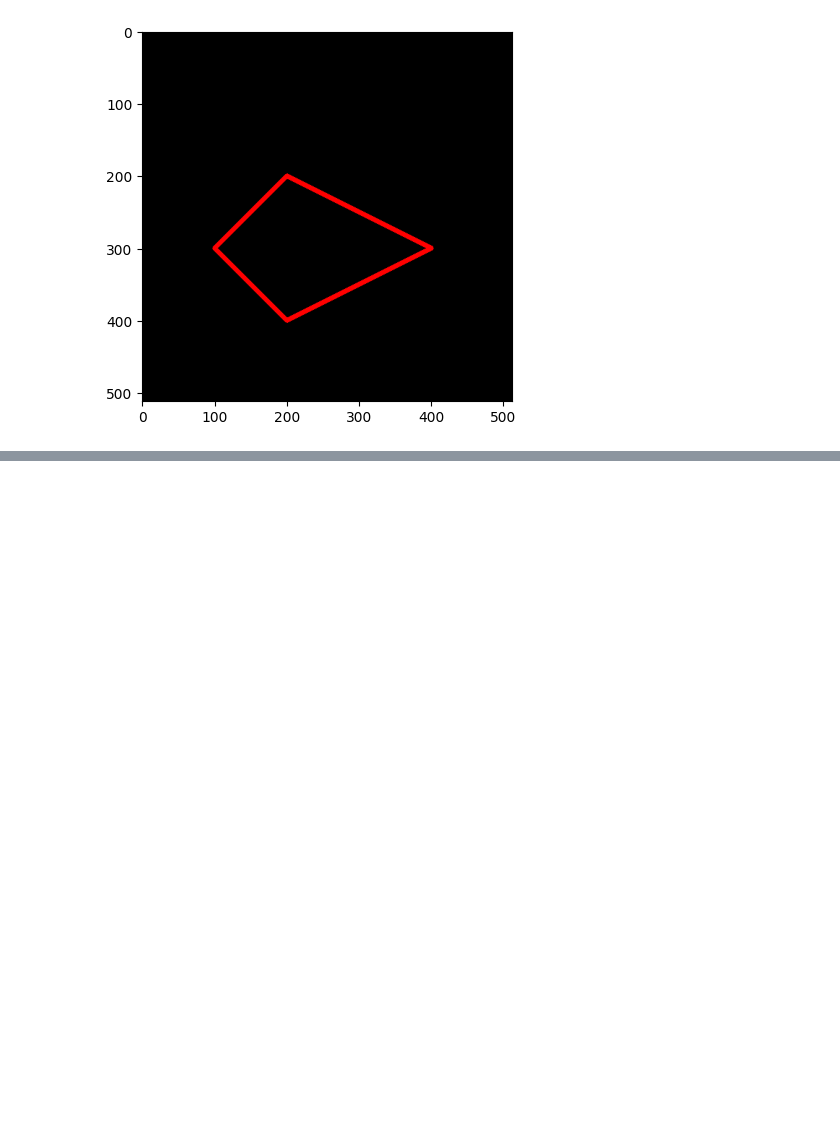
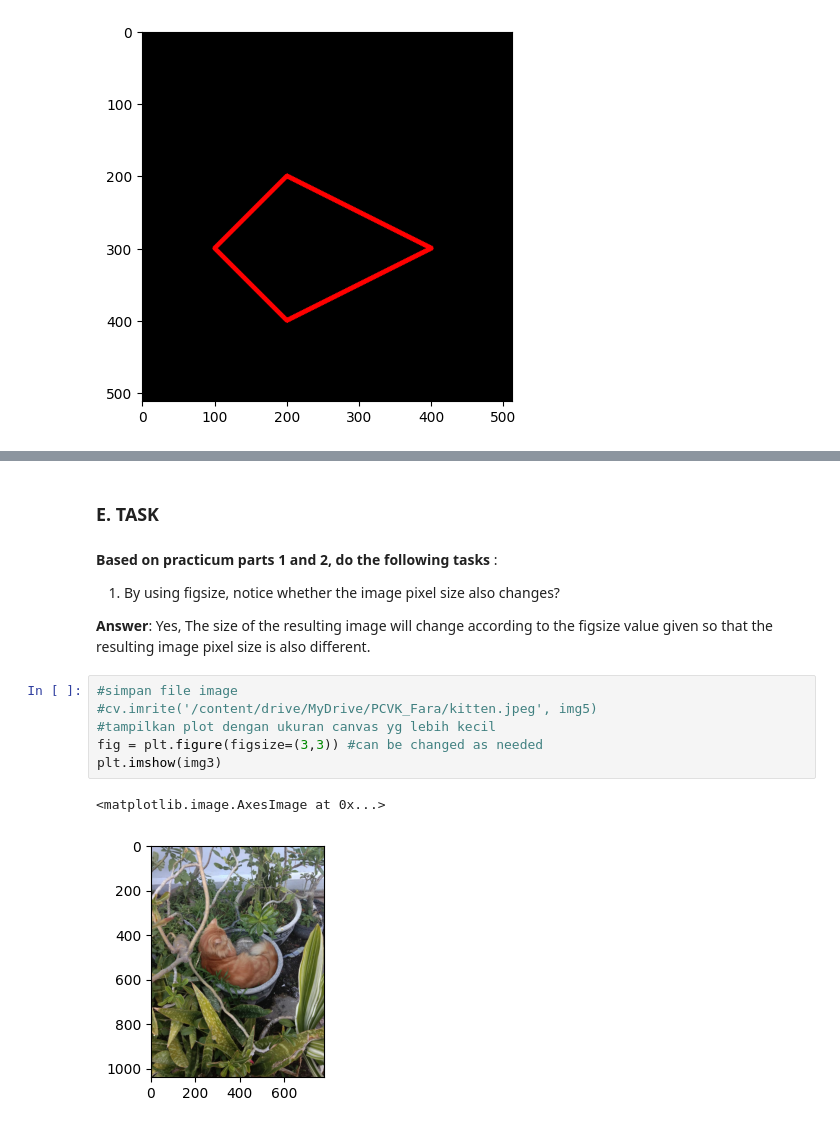
Before and after one commit to faradishaldina/Faradisha_PCVK, a Jupyter notebook: Week_2.ipynb, the cells around one changed output, grey strips where cells are left out. Cells and saved outputs as stored; diff of their text form; blank space fills up the shorter version.

```diff
--- a/Week_2.ipynb
+++ b/Week_2.ipynb
@@ -165,0 +168,17 @@ The line from skimage import io is used to import the io module from the scikit-
+# %% [markdown]
+### **E. TASK**
+# %% [markdown]
+**Based on practicum parts 1 and 2, do the following tasks** :
+
+1. By using figsize, notice whether the image pixel size also changes?
+
+  **Answer**: Yes, The size of the resulting image will change according to the figsize value given so that the resulting image pixel size is also different.
+# %%
+#simpan file image
+#cv.imrite('/content/drive/MyDrive/PCVK_Fara/kitten.jpeg', img5)
+#tampilkan plot dengan ukuran canvas yg lebih kecil
+fig = plt.figure(figsize=(3,3)) #can be changed as needed
+plt.imshow(img3)
+# %% [output]
+<matplotlib.image.AxesImage at 0x...>
+[figure, added]
```
Also changed, not shown: parts of 8 cells of this notebook.
